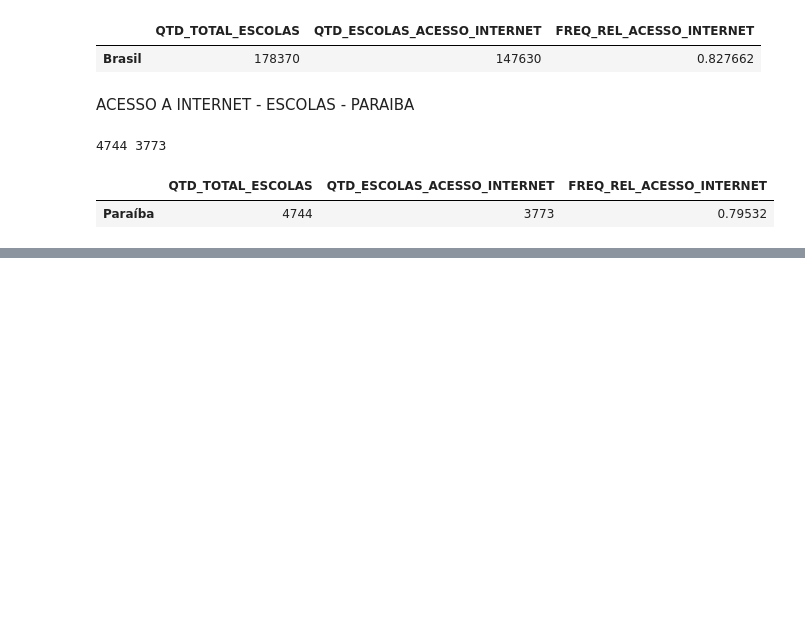
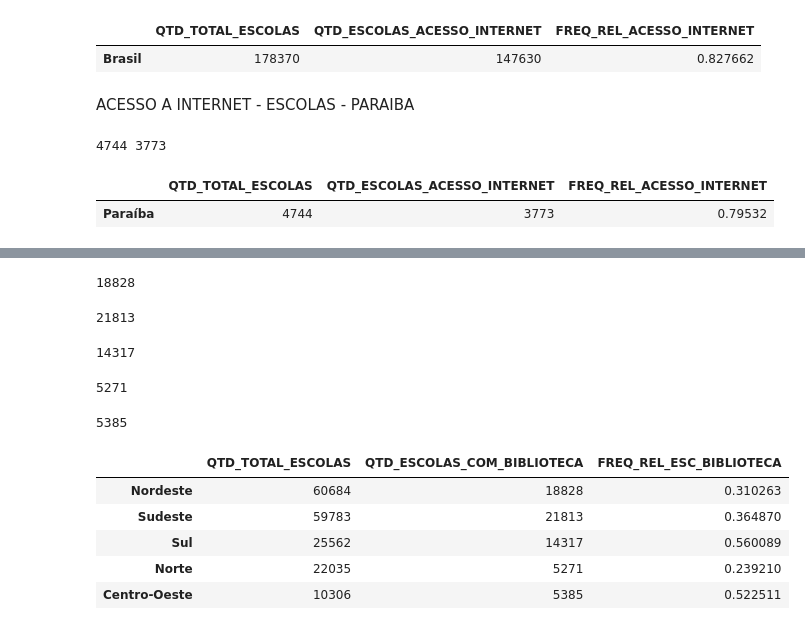
Before and after one commit to analluvias/dashboard, a Jupyter notebook: dashboard.ipynb, the cells around one changed output, grey strips where cells are left out. Cells and saved outputs as stored; diff of their text form; code cells hidden in the pictures; blank space fills up the shorter version.

Commit message:
análise biblioteca em escolas na regiões, no brasil e na paraíba

```diff
--- a/dashboard.ipynb
+++ b/dashboard.ipynb
@@ -496,0 +501,44 @@ dados_escolas_internet_pb
+# %%
+df_nordeste_bib = df[df["NO_REGIAO"]=="Nordeste"]
+nordeste_bib = df_nordeste_bib[df_nordeste_bib["IN_BIBLIOTECA"] == 1]
+len(nordeste_bib)
+# %% [output]
+18828
+# %%
+df_sudeste_bib = df[df["NO_REGIAO"]=="Sudeste"]
+sudeste_bib = df_sudeste_bib[df_sudeste_bib["IN_BIBLIOTECA"] == 1]
+len(sudeste_bib)
+# %% [output]
+21813
+# %%
+df_sul_bib = df[df["NO_REGIAO"]=="Sul"]
+sul_bib = df_sul_bib[df_sul_bib["IN_BIBLIOTECA"] == 1]
+len(sul_bib)
+# %% [output]
+14317
+# %%
+df_norte_bib = df[df["NO_REGIAO"]=="Norte"]
+norte_bib = df_norte_bib[df_norte_bib["IN_BIBLIOTECA"] == 1]
+len(norte_bib)
+# %% [output]
+5271
+# %%
+df_co_bib = df[df["NO_REGIAO"]=="Centro-Oeste"]
+co_bib = df_co_bib[df_co_bib["IN_BIBLIOTECA"] == 1]
+len(co_bib)
+# %% [output]
+5385
+# %%
+hfreq_bib = pd.DataFrame(series_v)
+hfreq_bib.rename(columns={'NO_REGIAO': 'QTD_TOTAL_ESCOLAS'},inplace=True)
+hfreq_bib["QTD_ESCOLAS_COM_BIBLIOTECA"] = [len(nordeste_bib), len(sudeste_bib), len(sul_bib), len(norte_bib),
+                                     len(co_bib)]
+hfreq_bib["FREQ_REL_ESC_BIBLIOTECA"] = hfreq_bib["QTD_ESCOLAS_COM_BIBLIOTECA"]/hfreq_bib["QTD_TOTAL_ESCOLAS"]
+hfreq_bib
+# %% [output]
+|  | QTD_TOTAL_ESCOLAS | QTD_ESCOLAS_COM_BIBLIOTECA | FREQ_REL_ESC_BIBLIOTECA |
+| Nordeste | 60684 | 18828 | 0.310263 |
+| Sudeste | 59783 | 21813 | 0.364870 |
+| Sul | 25562 | 14317 | 0.560089 |
+| Norte | 22035 | 5271 | 0.239210 |
+| Centro-Oeste | 10306 | 5385 | 0.522511 |
```
Also changed, not shown: parts of 6 cells of this notebook.
